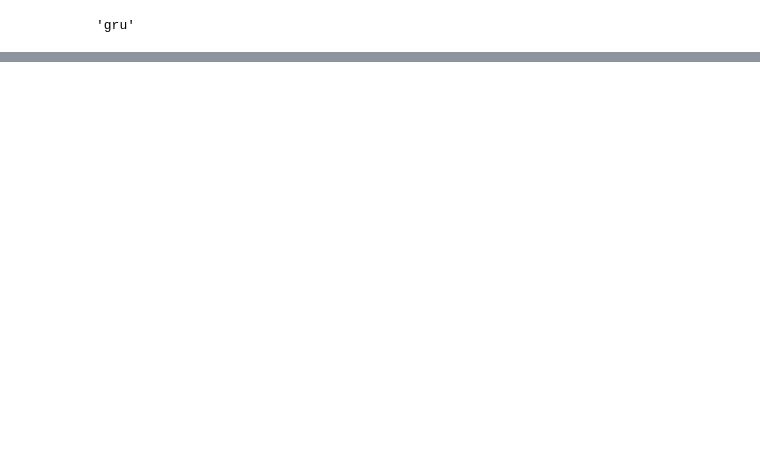
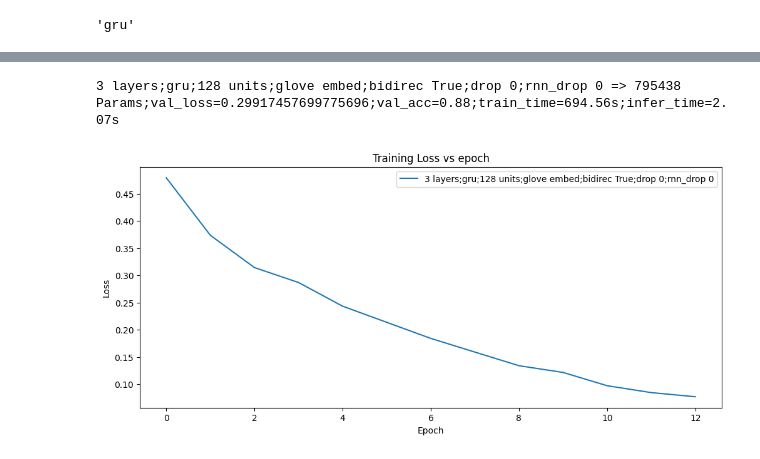
Before and after one commit to Abhiroop25902/CS-4172-ML-Lab, a Jupyter notebook: Assign7/assign7.ipynb, the cells around one changed output, grey strips where cells are left out. Cells and saved outputs as stored; diff of their text form; code cells hidden in the pictures; blank space fills up the shorter version.

```diff
--- a/Assign7/assign7.ipynb
+++ b/Assign7/assign7.ipynb
@@ -389,0 +531,7 @@ best_rnn_type
+# %%
+best_rnn_layer_unit = result_df.sort_values(
+    by=['Val Accuracy', 'Val Loss'],
+    ascending=[False, True]
+)['RNN Size'].iloc[0]
+
+best_rnn_layer_unit
@@ -389,0 +604,7 @@ best_rnn_type
+# %%
+best_num_rnn_layer = result_df.sort_values(
+    by=['Val Accuracy', 'Val Loss'],
+    ascending=[False, True]
+)['RNN Layer'].iloc[0]
+
+best_num_rnn_layer
@@ -389,0 +617,45 @@ best_rnn_type
+# %%
+embedding_layer_type = 'glove'
+bidirectional = True
+rnn_drop_rate = 0
+drop_rate = 0
+
+num_param, val_loss, val_acc, train_time, infer_time = train_model(
+    x_train,
+    y_train,
+    x_val,
+    y_val,
+    rnn_type=best_rnn_type,
+    num_rnn_layers=best_num_rnn_layer,
+    rnn_layer_unit=best_rnn_layer_unit,
+    embedding_layer_type=embedding_layer_type,
+    bidirectional=bidirectional,
+    rnn_drop_rate=rnn_drop_rate,
+    drop_rate=drop_rate
+)
+
+print(f"{best_num_rnn_layer} layers;{best_rnn_type};{best_rnn_layer_unit} units;{embedding_layer_type} embed;bidirec {bidirectional};drop {drop_rate};rnn_drop {rnn_drop_rate} => {num_param} Params;val_loss={val_loss};val_acc={round(val_acc,2)};train_time={round(train_time,2)}s;infer_time={round(infer_time,2)}s")
+
+result_df.loc[len(result_df.index)] = [
+    best_rnn_type,
+    best_num_rnn_layer,
+    best_rnn_layer_unit,
+    embedding_layer_type,
+    bidirectional,
+    rnn_drop_rate,
+    drop_rate,
+    num_param,
+    val_loss,
+    val_acc,
+    train_time,
+    infer_time
+]
+
+plt.ylabel('Loss')
+plt.xlabel('Epoch')
+plt.legend()
+plt.title(f'Training Loss vs epoch')
+plt.show()
+# %% [output]
+3 layers;gru;128 units;glove embed;bidirec True;drop 0;rnn_drop 0 => 795438 Params;val_loss=0.29917457699775696;val_acc=0.88;train_time=694.56s;infer_time=2.07s
+[figure, added]
```
Also changed, not shown: parts of 49 cells of this notebook, 1 other file.
